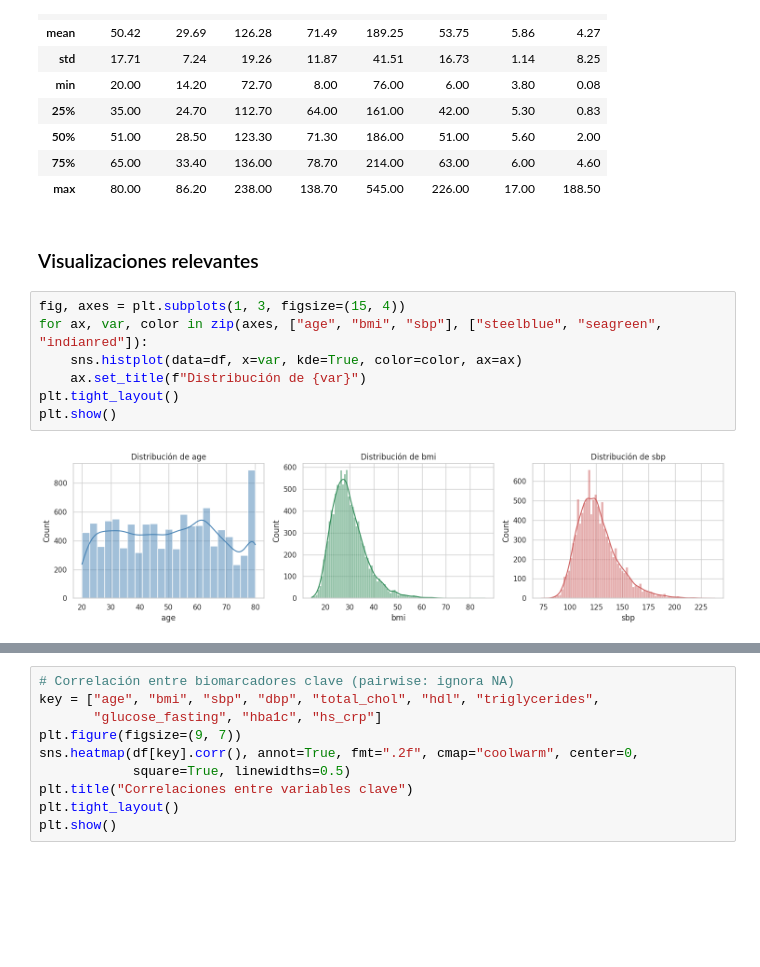
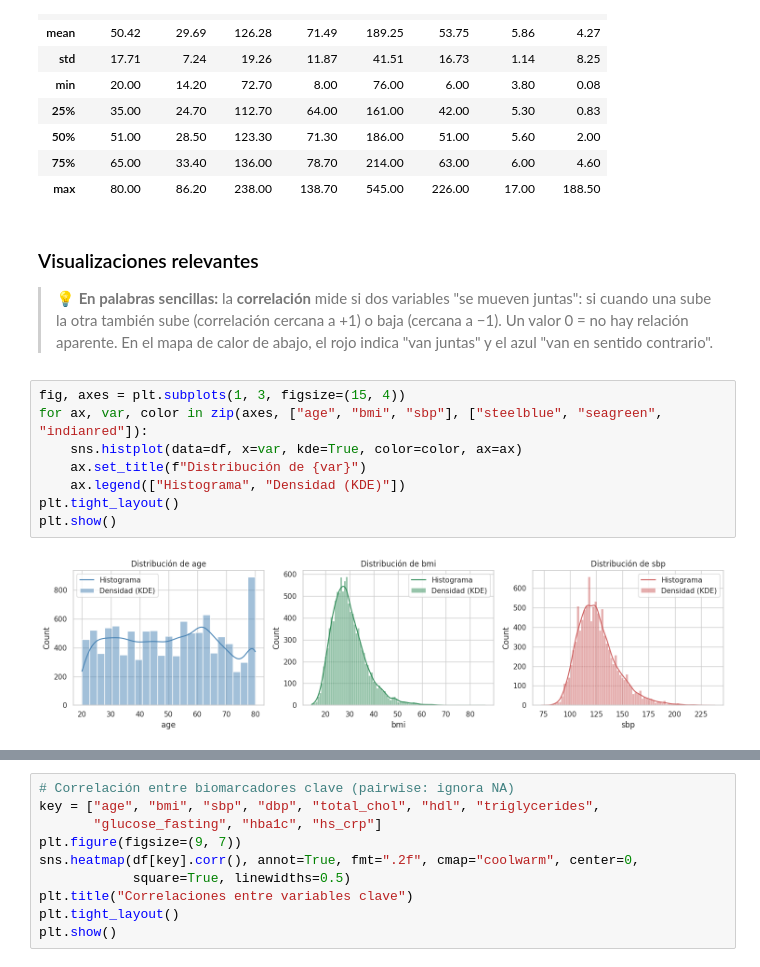
Before and after one commit to Mariiagrm/NHANES_Estudio_Estadistico_Salud, a Jupyter notebook: Practica.ipynb, the cells around one changed output, grey strips where cells are left out. Cells and saved outputs as stored; diff of their text form; blank space fills up the shorter version.

```diff
--- a/Practica.ipynb
+++ b/Practica.ipynb
@@ -117,12 +140,15 @@ df[["age", "bmi", "sbp", "dbp", "total_chol", "hdl", "hba1c", "hs_crp"]].describ
 | max | 80.00 | 86.20 | 238.00 | 138.70 | 545.00 | 226.00 | 17.00 | 188.50 |
 # %% [markdown]
 ### Visualizaciones relevantes
+
+> **💡 En palabras sencillas:** la **correlación** mide si dos variables "se mueven juntas": si cuando una sube la otra también sube (correlación cercana a +1) o baja (cercana a −1). Un valor 0 = no hay relación aparente. En el mapa de calor de abajo, el rojo indica "van juntas" y el azul "van en sentido contrario".
 # %%
 fig, axes = plt.subplots(1, 3, figsize=(15, 4))
 for ax, var, color in zip(axes, ["age", "bmi", "sbp"], ["steelblue", "seagreen", "indianred"]):
     sns.histplot(data=df, x=var, kde=True, color=color, ax=ax)
     ax.set_title(f"Distribución de {var}")
+    ax.legend(["Histograma", "Densidad (KDE)"])
 plt.tight_layout()
 plt.show()
 # %% [output]
-[figure, old version]
+[figure, new version]
```
Also changed, not shown: parts of 46 cells of this notebook.
